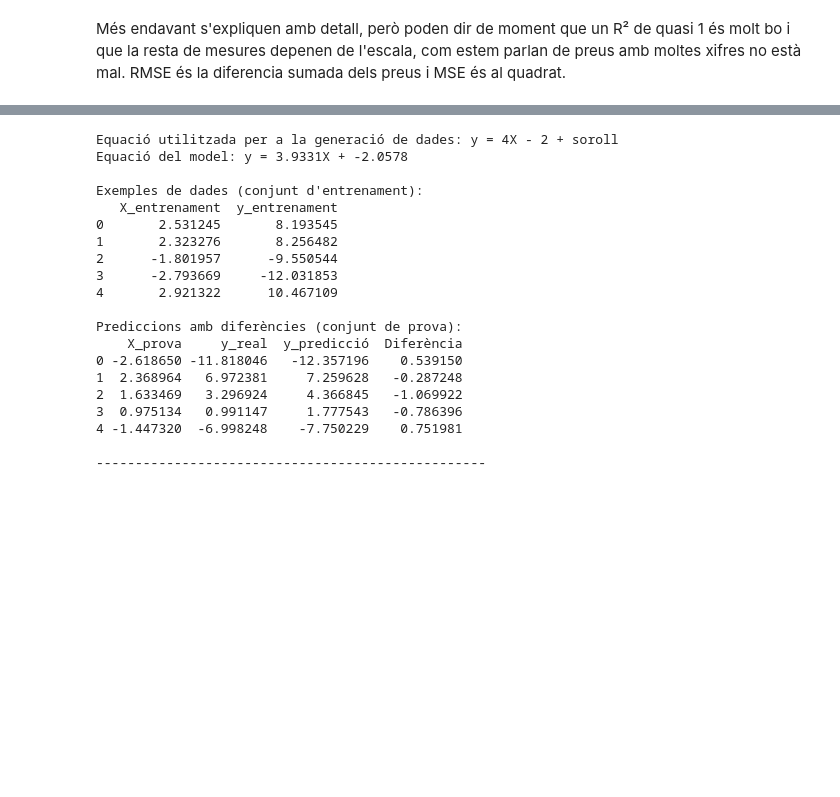
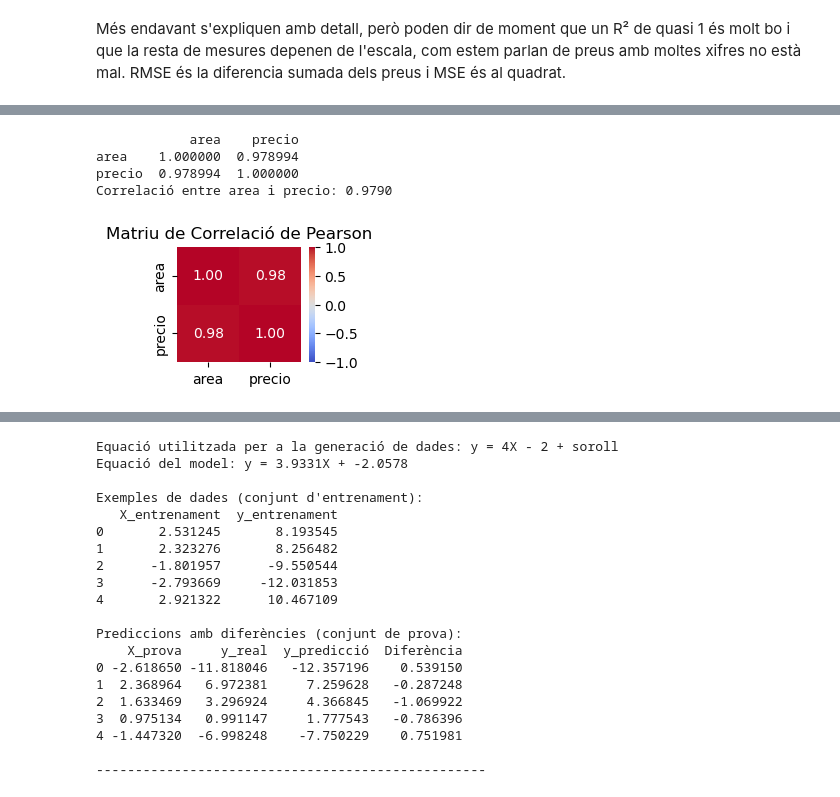
Before and after one commit to xxjcaxx/Disseny-i-avaluacio-de-models, a Jupyter notebook: apunts/documents/regressió.ipynb, the cells around one changed output, grey strips where cells are left out. Drawn from its saved outputs; the diff is of its cells as text; code cells hidden in the pictures; blank space fills up the shorter version.

```diff
--- a/apunts/documents/regressió.ipynb
+++ b/apunts/documents/regressió.ipynb
@@ -194,0 +190,22 @@ En resum, el codi genera dades sintètiques amb una relació lineal sorollosa, e
+# %%
+import numpy as np
+import pandas as pd
+import matplotlib.pyplot as plt
+import seaborn as sns
+
+df = pd.DataFrame([[2600,550000],[3000,565000],[3200,610000],[3600,680000],[4000,725000]],columns=["area","precio"])
+correlacions =df.corr(method='pearson')
+print(correlacions)
+correlacio = df['area'].corr(df['precio'])
+print(f"Correlació entre area i precio: {correlacio:.4f}")
+
+plt.figure(figsize=(2 ,1.5))
+sns.heatmap(correlacions, annot=True, cmap='coolwarm', fmt=".2f", vmin=-1, vmax=1)
+plt.title("Matriu de Correlació de Pearson")
+plt.show()
+# %% [output]
+            area    precio
+area    1.000000  0.978994
+precio  0.978994  1.000000
+Correlació entre area i precio: 0.9790
+[figure, added]
```
Also changed, not shown: parts of 15 cells of this notebook, 2 other files.
